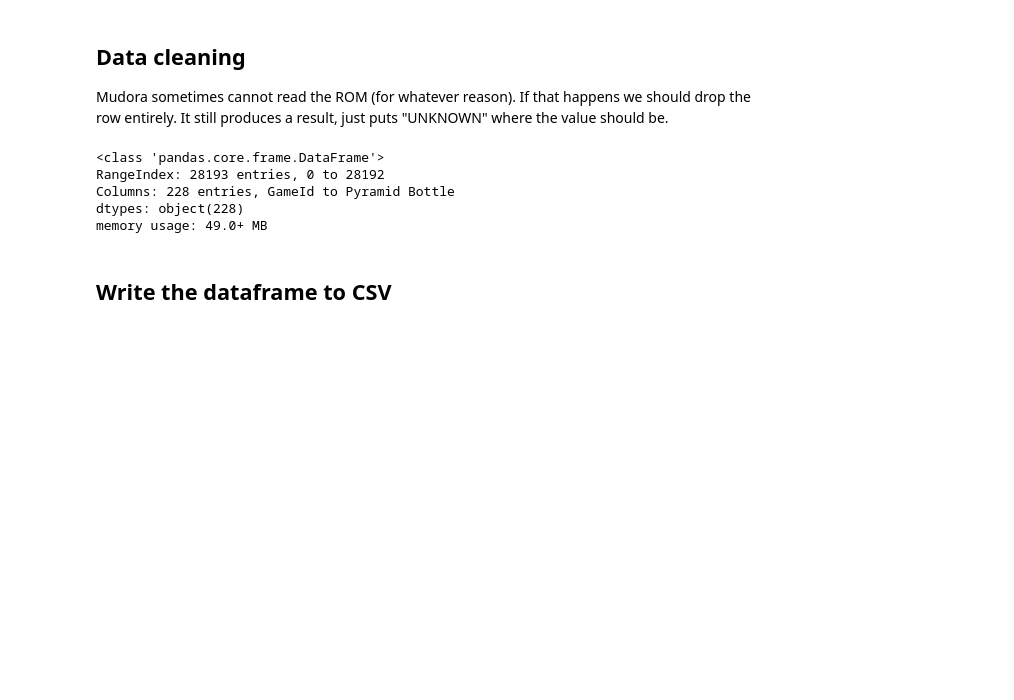
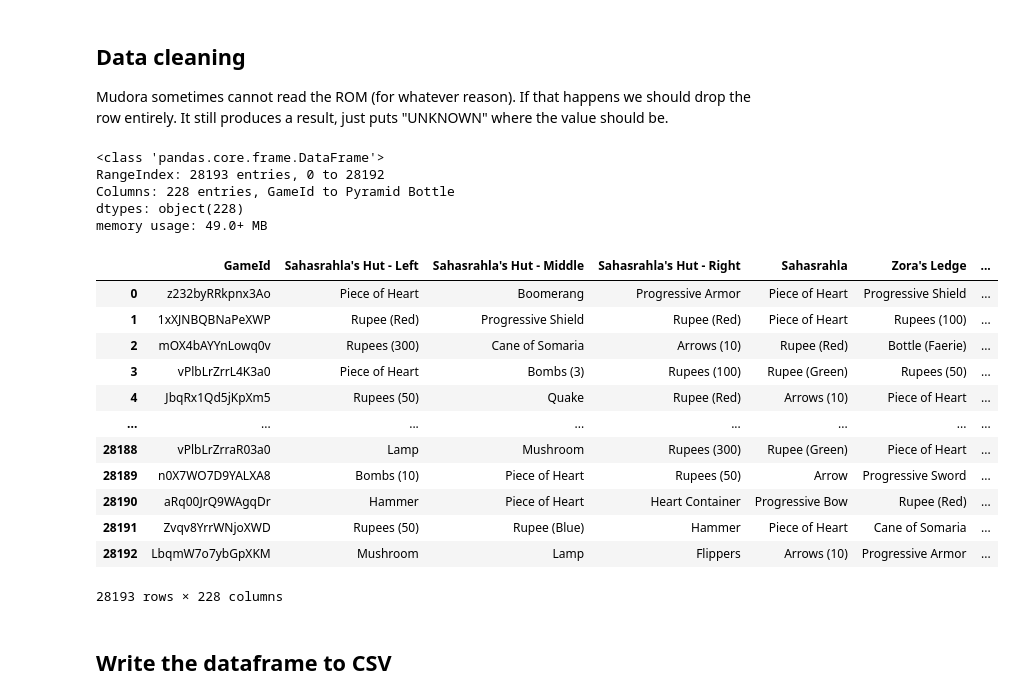
Before and after one commit to ty-porter/mudora-analysis, a Jupyter notebook: dataset.ipynb, the cells around one changed output. Saved outputs shown, nothing was run; the diff lists cells and outputs as text; code cells hidden in the pictures; blank space fills up the shorter version.

```diff
--- a/dataset.ipynb
+++ b/dataset.ipynb
@@ -204,14 +204,29 @@ Mudora sometimes cannot read the ROM (for whatever reason). If that happens we s
 # %%
 # Drop the rows with unkowns
 df = df[~df.isin(["UNKNOWN"]).any(axis=1)].reset_index(drop=True)
 
 df.info()
+
+df
 # %% [output]
 <class 'pandas.core.frame.DataFrame'>
 RangeIndex: 28193 entries, 0 to 28192
 Columns: 228 entries, GameId to Pyramid Bottle
 dtypes: object(228)
 memory usage: 49.0+ MB
+|  | GameId | Sahasrahla's Hut - Left | Sahasrahla's Hut - Middle | Sahasrahla's Hut - Right | Sahasrahla | Zora's Ledge | ... |
+| 0 | z232byRRkpnx3Ao | Piece of Heart | Boomerang | Progressive Armor | Piece of Heart | Progressive Shield | ... |
+| 1 | 1xXJNBQBNaPeXWP | Rupee (Red) | Progressive Shield | Rupee (Red) | Piece of Heart | Rupees (100) | ... |
+| 2 | mOX4bAYYnLowq0v | Rupees (300) | Cane of Somaria | Arrows (10) | Rupee (Red) | Bottle (Faerie) | ... |
+| 3 | vPlbLrZrrL4K3a0 | Piece of Heart | Bombs (3) | Rupees (100) | Rupee (Green) | Rupees (50) | ... |
+| 4 | JbqRx1Qd5jKpXm5 | Rupees (50) | Quake | Rupee (Red) | Arrows (10) | Piece of Heart | ... |
+| ... | ... | ... | ... | ... | ... | ... | ... |
+| 28188 | vPlbLrZrraR03a0 | Lamp | Mushroom | Rupees (300) | Rupee (Green) | Piece of Heart | ... |
+| 28189 | n0X7WO7D9YALXA8 | Bombs (10) | Piece of Heart | Rupees (50) | Arrow | Progressive Sword | ... |
+| 28190 | aRq00JrQ9WAgqDr | Hammer | Piece of Heart | Heart Container | Progressive Bow | Rupee (Red) | ... |
+| 28191 | Zvqv8YrrWNjoXWD | Rupees (50) | Rupee (Blue) | Hammer | Piece of Heart | Cane of Somaria | ... |
+| 28192 | LbqmW7o7ybGpXKM | Mushroom | Lamp | Flippers | Arrows (10) | Progressive Armor | ... |
+28193 rows × 228 columns
 # %% [markdown]
 ## Write the dataframe to CSV
 # %%
```
Also changed, not shown: 1 other file.
